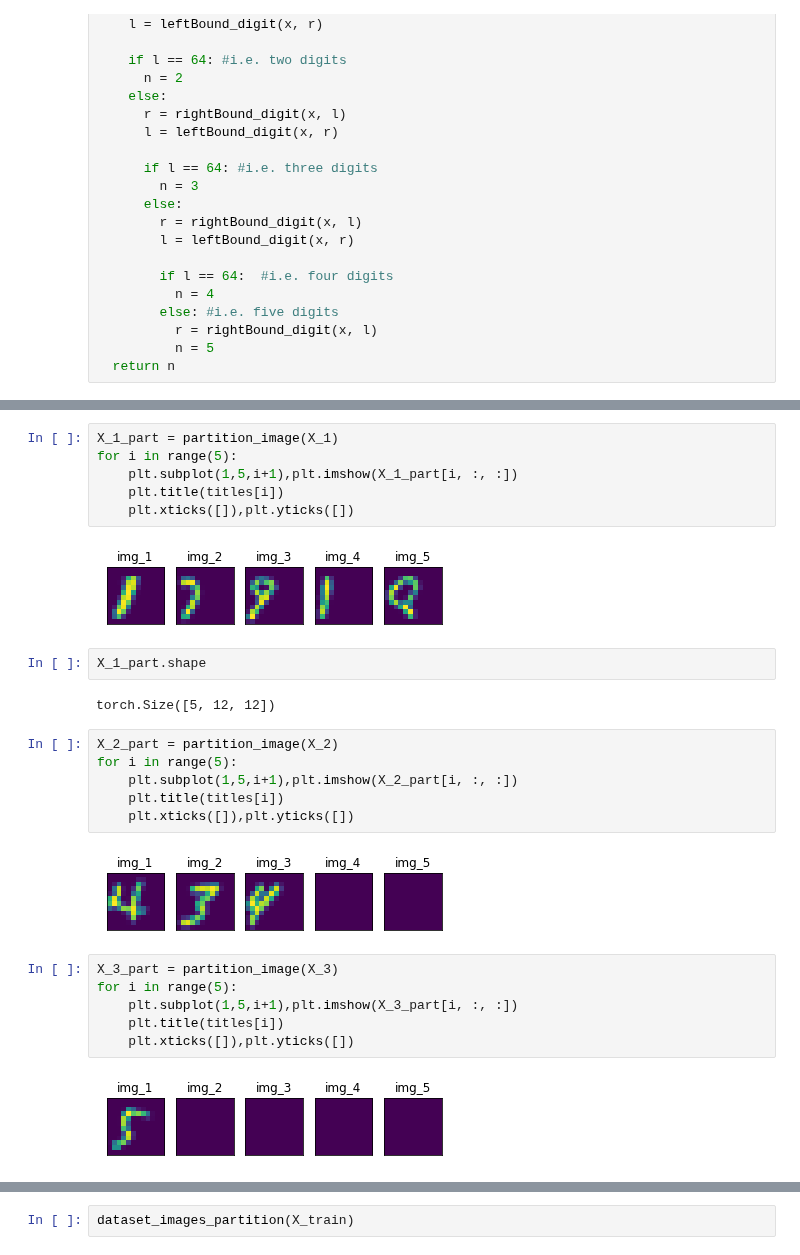
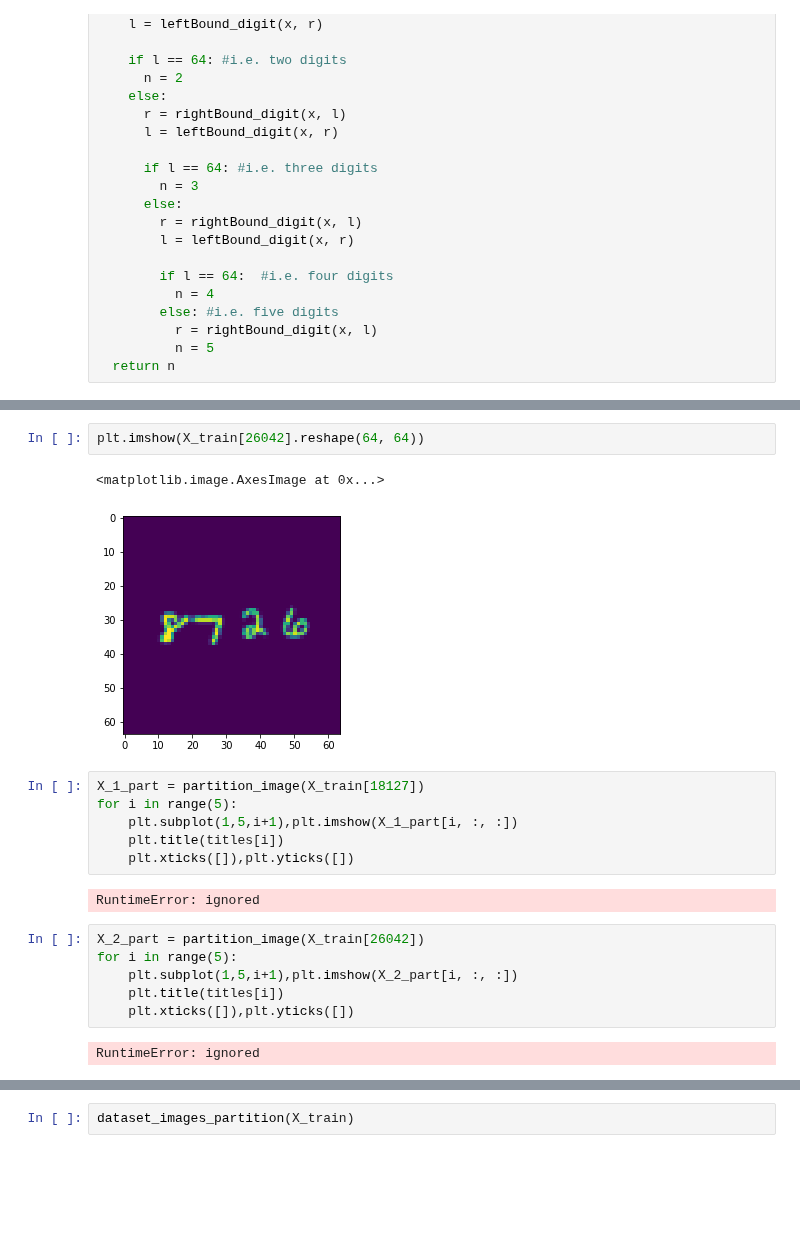
Before and after one commit to du-hr/MNIST-CNN, a Jupyter notebook: MiniProject_3.ipynb, the cells around one changed output, grey strips where cells are left out. Saved outputs shown, nothing was run; the diff lists cells and outputs as text; blank space fills up the shorter version.

Commit message:
Saved data partition and other possible bugs exploration (perhaps we should change our approach at once?)

```diff
--- a/MiniProject_3.ipynb
+++ b/MiniProject_3.ipynb
@@ -531,28 +615,21 @@ X_4 = X_train[26]
+# %%
+plt.imshow(X_train[26042].reshape(64, 64))
+# %% [output]
+<matplotlib.image.AxesImage at 0x...>
+[figure, added]
 # %%
-X_1_part = partition_image(X_1)
+X_1_part = partition_image(X_train[18127])
 for i in range(5):
     plt.subplot(1,5,i+1),plt.imshow(X_1_part[i, :, :])
     plt.title(titles[i])
     plt.xticks([]),plt.yticks([])
 # %% [output]
-[figure, removed]
+RuntimeError: ignored
-# %%
-X_1_part.shape
-# %% [output]
-torch.Size([5, 12, 12])
 # %%
-X_2_part = partition_image(X_2)
+X_2_part = partition_image(X_train[26042])
 for i in range(5):
     plt.subplot(1,5,i+1),plt.imshow(X_2_part[i, :, :])
     plt.title(titles[i])
     plt.xticks([]),plt.yticks([])
 # %% [output]
-[figure, removed]
+RuntimeError: ignored
-# %%
-X_3_part = partition_image(X_3)
-for i in range(5):
-    plt.subplot(1,5,i+1),plt.imshow(X_3_part[i, :, :])
-    plt.title(titles[i])
-    plt.xticks([]),plt.yticks([])
-# %% [output]
-[figure, removed]
```
Also changed, not shown: parts of 26 cells of this notebook.
